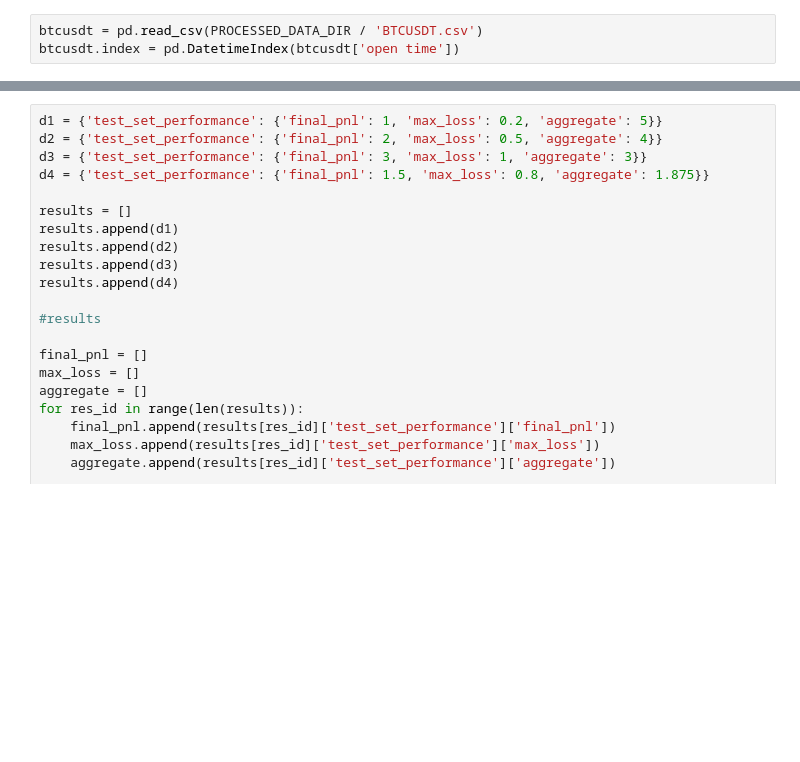
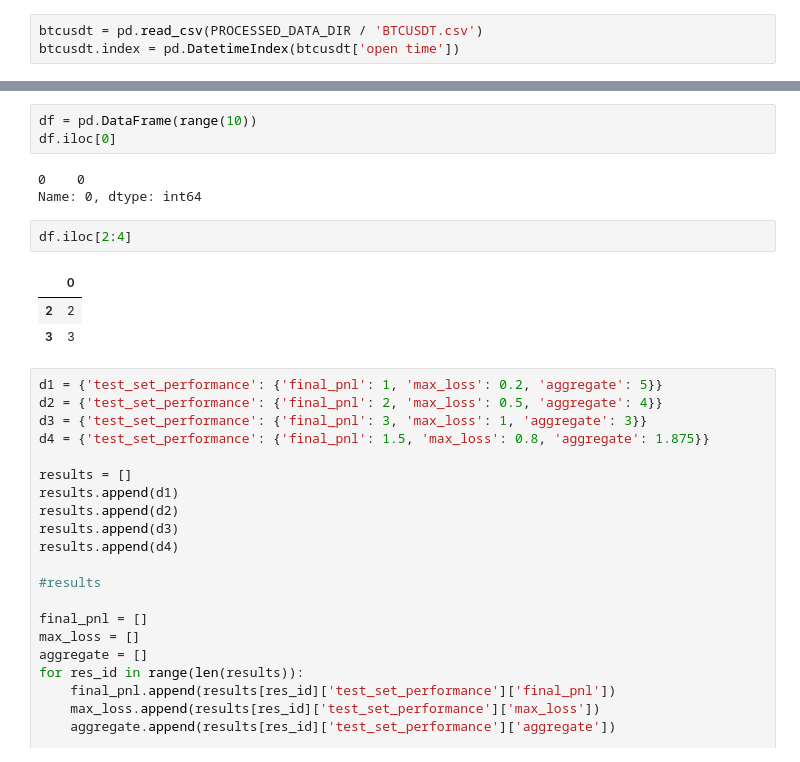
Before and after one commit to richardgaus/crypto-trading-bot, a Jupyter notebook: notebooks/0.10-rs-hyperparameter_tuning.ipynb, the cells around one changed output, grey strips where cells are left out. Saved outputs shown, nothing was run; the diff lists cells and outputs as text; blank space fills up the shorter version.

```diff
--- a/notebooks/0.10-rs-hyperparameter_tuning.ipynb
+++ b/notebooks/0.10-rs-hyperparameter_tuning.ipynb
@@ -127,3 +131,15 @@ Iteration No: 5 started. Evaluating function at random point.
+# %%
+df = pd.DataFrame(range(10))
+df.iloc[0]
+# %% [output]
+0    0
+Name: 0, dtype: int64
+# %%
+df.iloc[2:4]
+# %% [output]
+|  | 0 |
+| 2 | 2 |
+| 3 | 3 |
 # %%
 d1 = {'test_set_performance': {'final_pnl': 1, 'max_loss': 0.2, 'aggregate': 5}}
 d2 = {'test_set_performance': {'final_pnl': 2, 'max_loss': 0.5, 'aggregate': 4}}
```
Also changed, not shown: parts of 2 cells of this notebook, 2 other files.
